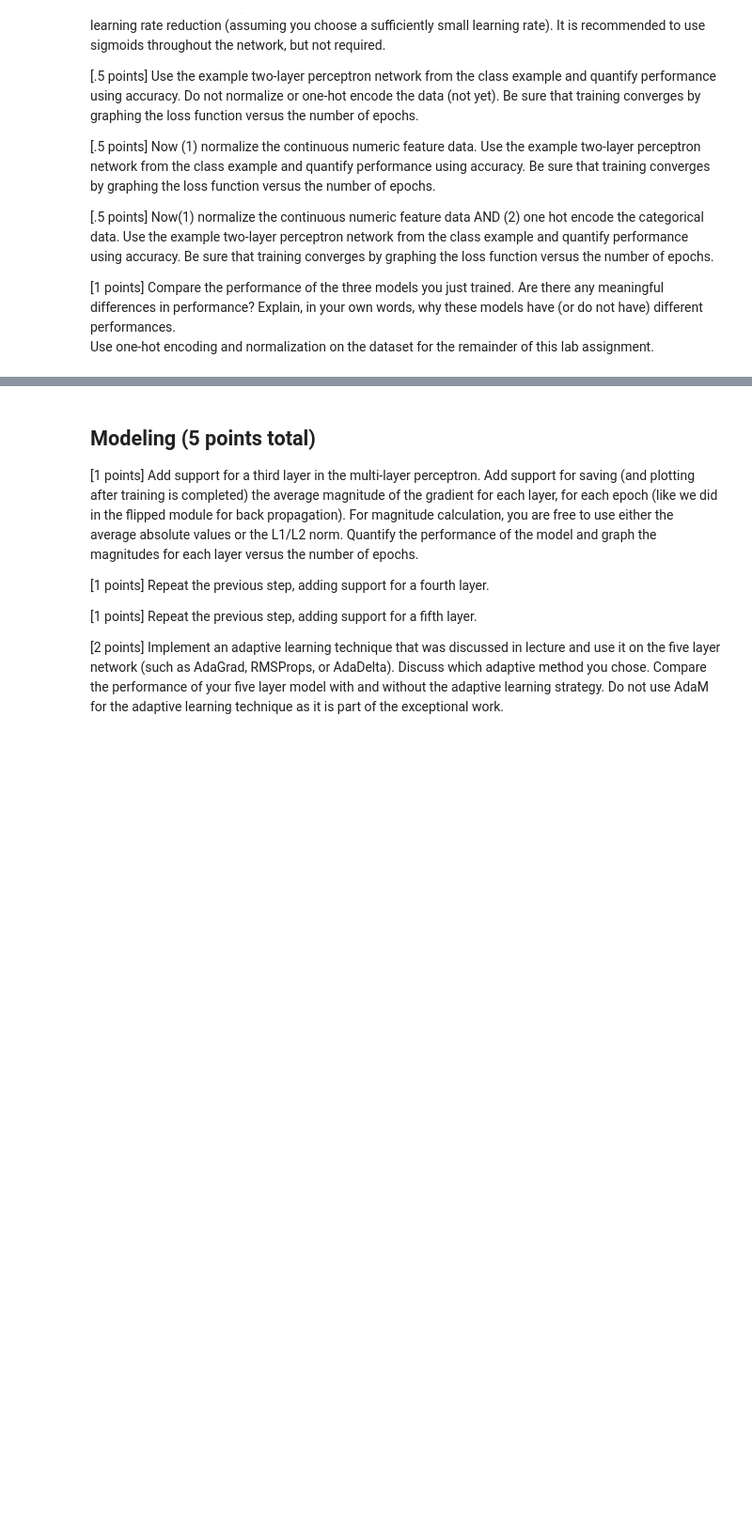
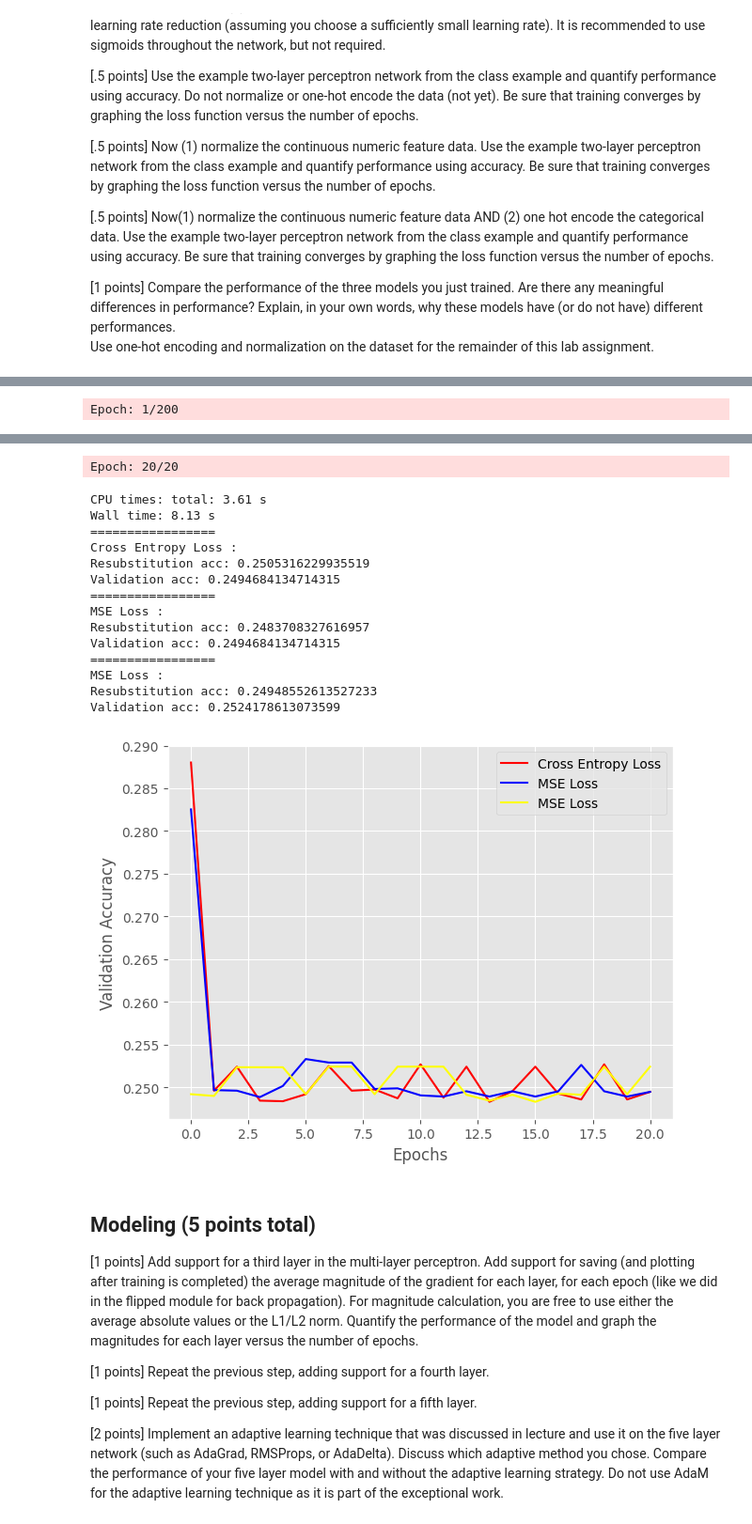
Before and after one commit to bennyandthejetss/ML_lab4, a Jupyter notebook: Lab4.ipynb, the cells around one changed output, grey strips where cells are left out. Shown: that part at 94% size. Cells and saved outputs as stored; diff of their text form; code cells hidden in the pictures; blank space fills up the shorter version.

```diff
--- a/Lab4.ipynb
+++ b/Lab4.ipynb
@@ -63,9 +63,10 @@ Data columns (total 37 columns):
 dtypes: float64(8), int64(6), object(2)
 memory usage: 9.5+ MB
 # %%
-df['State'].replace(['Alabama', 'Alaska', 'Arizona', 'Arkansas', 'California', 'Colorado', 'Connecticut', 'Delaware', 'Florida', 'Georgia', 'Hawaii', 'Idaho', 'Illinois', 'Indiana', 'Iowa', 'Kansas', 'Kentucky', 'Louisiana', 'Maine', 'Maryland', 'Massachusetts', 'Michigan', 'Minnesota', 'Mississippi', 'Missouri', 'Montana', 'Nebraska', 'Nevada', 'New Hampshire', 'New Jersey', 'New Mexico', 'New York', 'North Carolina', 'North Dakota', 'Ohio', 'Oklahoma', 'Oregon', 'Pennsylvania', 'Rhode Island', 'South Carolina', 'South Dakota', 'Tennessee', 'Texas', 'Utah', 'Vermont', 'Virginia', 'Washington', 'West Virigina', 'Wisconsin', 'Wyoming'],
-                        [0, 1, 2, 3, 4, 5, 6, 7, 8, 9, 10, 11, 12, 13, 14, 15, 16, 17, 18, 19, 20, 21, 22, 23, 24, 25, 26, 27, 28, 29, 30, 31, 32, 33, 34, 35, 36, 37, 38, 39, 40, 41, 42, 43, 44, 45, 46, 47, 48, 49], inplace=True)
+df['State'].replace(['Alabama', 'Alaska', 'Arizona', 'Arkansas', 'California', 'Colorado', 'Connecticut', 'Delaware', 'District of Columbia', 'Florida', 'Georgia', 'Hawaii', 'Idaho', 'Illinois', 'Indiana', 'Iowa', 'Kansas', 'Kentucky', 'Louisiana', 'Maine', 'Maryland', 'Massachusetts', 'Michigan', 'Minnesota', 'Mississippi', 'Missouri', 'Montana', 'Nebraska', 'Nevada', 'New Hampshire', 'New Jersey', 'New Mexico', 'New York', 'North Carolina', 'North Dakota', 'Ohio', 'Oklahoma', 'Oregon', 'Pennsylvania', 'Rhode Island', 'South Carolina', 'South Dakota', 'Tennessee', 'Texas', 'Utah', 'Vermont', 'Virginia', 'Washington', 'West Virginia', 'Wisconsin', 'Wyoming', 'Puerto Rico'],
+                        [0, 1, 2, 3, 4, 5, 6, 7, 8, 9, 10, 11, 12, 13, 14, 15, 16, 17, 18, 19, 20, 21, 22, 23, 24, 25, 26, 27, 28, 29, 30, 31, 32, 33, 34, 35, 36, 37, 38, 39, 40, 41, 42, 43, 44, 45, 46, 47, 48, 49, 50, 51], inplace=True)
 del df['County']
+del df['TractId']
 df['ChildPoverty'].quantile([.25, .5, .75])
 # %% [output]
 0.25     6.2
@@ -83,6 +84,7 @@ for index, row in df.iterrows():
         df.at[index, 'ChildPoverty'] = 2
     elif row["ChildPoverty"] >= 31.6:
         df.at[index, 'ChildPoverty'] = 3
+    int(row["ChildPoverty"])
 # %%
 tmpdf = pd.get_dummies(df['ChildPoverty'],prefix='quartile')
 tmpdf.head()
@@ -97,14 +99,16 @@ tmpdf.head()
 from sklearn.model_selection import ShuffleSplit, train_test_split
 # we want to predict the X and y data as follows:
 if 'ChildPoverty' in df:
-    y = df['Poverty'].to_numpy() # get the labels we want
-    df = pd.concat((df,tmpdf),axis=1)
+    y = df['ChildPoverty'].to_numpy() # get the labels we want
     if 'ChildPoverty' in df:
         del df['ChildPoverty']
 
-    norm_features = ['State', 'TotalPop', 'Men', 'Women', 'Hispanic', 'White', 'Black', 'Native', 'Asian', 'Pacific', 'VotingAgeCitizen', 'Poverty', 'Employed']
-    df[norm_features] = (df[norm_features]-df[norm_features].mean()) / df[norm_features].std()
+    df.info()
+
+    #norm_features = ['State', 'TotalPop', 'Men', 'Women', 'Hispanic', 'White', 'Black', 'Native', 'Asian', 'Pacific', 'VotingAgeCitizen', 'Poverty', 'Employed']
+    #df[norm_features] = (df[norm_features]-df[norm_features].mean()) / df[norm_features].std()
     X = df.to_numpy() # use everything else to predict!
+    df = pd.concat((df,tmpdf),axis=1)
 
     ## X and y are now numpy matrices, by calling 'values' on the pandas data frames we
     #    have converted them into simple matrices to use with scikit learn
@@ -118,3 +122,4 @@ num_instances = len(y)
 X_train, X_test, y_train, y_test = train_test_split(X, y,
                                                     test_size=0.2,
                                                     random_state=0)
+df.info()
@@ -621,11 +640,14 @@ vals = { 'n_hidden':30,
          'shuffle':True,'random_state':1}
 
 nn_quad = TLPMiniBatch(**vals)
-#nn_cross = TLPMiniBatchCrossEntropy(**vals)
-#nn_better = TLPBetterInitial(**vals)
-#print_result(nn_cross,X_train,y_train,X_test,y_test,title="Cross Entropy Loss",color="red")
+nn_cross = TLPMiniBatchCrossEntropy(**vals)
+nn_better = TLPBetterInitial(**vals)
+%time nn_cross.fit(X_train, y_train, print_progress=1, XY_test=(X_test, y_test))
+%time nn_quad.fit(X_train, y_train, print_progress=1, XY_test=(X_test, y_test))
+%time nn_better.fit(X_train, y_train, print_progress=1, XY_test=(X_test, y_test))
+print_result(nn_cross,X_train,y_train,X_test,y_test,title="Cross Entropy Loss",color="red")
 print_result(nn_quad,X_train,y_train,X_test,y_test,title="MSE Loss",color="blue")
-#print_result(nn_better,X_train,y_train,X_test,y_test,title="MSE Loss",color="yellow")
+print_result(nn_better,X_train,y_train,X_test,y_test,title="MSE Loss",color="yellow")
 
 plt.show()
 # %% [output]
@@ -634,0 +657 @@ AttributeError: 'TLPMiniBatch' object has no attribute 'W1'
+Epoch: 1/200
@@ -635,3 +660,19 @@ AttributeError: 'TLPMiniBatch' object has no attribute 'W1'
+Epoch: 20/20
+CPU times: total: 3.61 s
+Wall time: 8.13 s
+=================
+Cross Entropy Loss :
+Resubstitution acc: 0.2505316229935519
+Validation acc: 0.2494684134714315
+=================
+MSE Loss :
+Resubstitution acc: 0.2483708327616957
+Validation acc: 0.2494684134714315
+=================
+MSE Loss :
+Resubstitution acc: 0.24948552613527233
+Validation acc: 0.2524178613073599
+[figure, added]
 # %% [markdown]
 ## Modeling (5 points total)
 [1 points] Add support for a third layer in the multi-layer perceptron. Add support for saving (and plotting after training is completed) the average magnitude of the gradient for each layer, for each epoch (like we did in the flipped module for back propagation). For magnitude calculation, you are free to use either the average absolute values or the L1/L2 norm.
```
Also changed, not shown: parts of 3 cells of this notebook.
